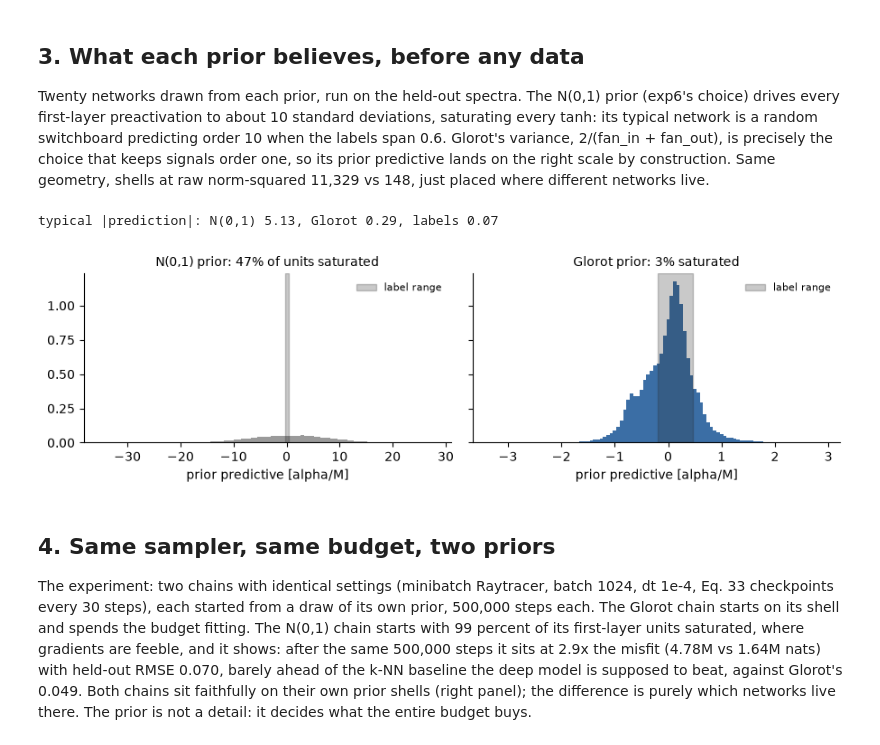
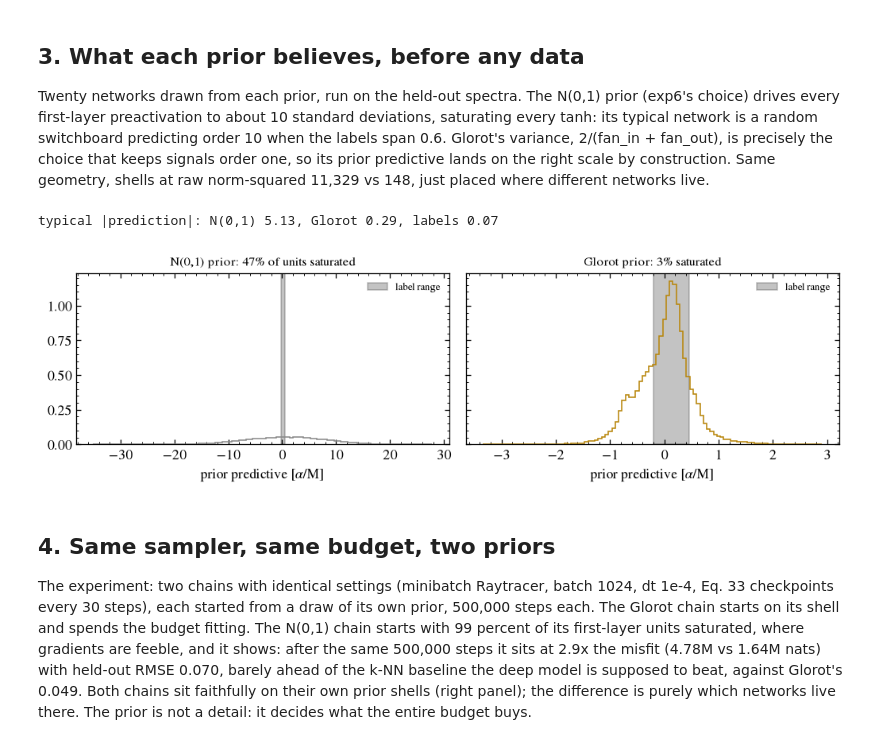
Before and after one commit to YasirAlsugair/ray-tracing-sampler-experiments, a Jupyter notebook: exp7_gaia_posterior.ipynb, the cells around one changed output. Saved outputs shown, nothing was run; the diff lists cells and outputs as text; code cells hidden in the pictures.

```diff
--- a/exp7_gaia_posterior.ipynb
+++ b/exp7_gaia_posterior.ipynb
@@ -40,8 +40,19 @@ import torch.nn as nn
 ROOT = Path.cwd() if (Path.cwd() / "experiments").exists() else Path.cwd().parent
 TAB = ROOT / "results" / "tables"
 DEV = "mps" if torch.backends.mps.is_available() else "cpu"
-GRAY, DARK, BLUE = "#9a9a9a", "#2b2b2b", "#3b6ea5"
 LOG2PI = math.log(2 * math.pi)
+
+plt.rcParams.update({
+    "font.family": "STIXGeneral", "mathtext.fontset": "stix",
+    "font.size": 11, "axes.labelsize": 11, "legend.fontsize": 9,
+    "xtick.direction": "in", "ytick.direction": "in",
+    "xtick.top": True, "ytick.right": True,
+    "xtick.minor.visible": True, "ytick.minor.visible": True,
+    "axes.linewidth": 0.8, "lines.linewidth": 1.2,
+    "legend.frameon": False, "figure.dpi": 115,
+})
+GRAY, DARK, ACCENT = "#8a8a8a", "#111111", "#b8860b"
+BLUE = ACCENT  # accent alias kept so older cells read the same
 
 d = np.load(TAB / "exp7_gaia_pristine.npz")
 train_Xs, test_Xs = d["train_Xs"], d["test_Xs"]
@@ -101,13 +112,11 @@ training split. The labels carry a median error of 0.006 against a spread
 of 0.093: a factor 15 of usable information per star.
 # %%
 fig, axes = plt.subplots(1, 2, figsize=(9, 2.8))
-axes[0].hist(train_y, bins=80, color=GRAY)
-axes[0].set_xlabel("[alpha/M] (train)")
+axes[0].hist(train_y, bins=80, histtype="step", color=DARK)
+axes[0].set_xlabel(r"[$\alpha$/M] (train)")
 axes[0].set_ylabel("stars")
-axes[1].hist(train_e, bins=80, color=GRAY, log=True)
+axes[1].hist(train_e, bins=80, histtype="step", color=DARK, log=True)
 axes[1].axvline(np.median(train_e), color=DARK, lw=1)
 axes[1].set_xlabel("label error (median marked)")
-for ax in axes:
-    ax.spines[["top", "right"]].set_visible(False)
 fig.tight_layout()
 # %% [output]
@@ -137,39 +146,38 @@ just placed where different networks live.
 # %%
 def prior_preds(sigmas_fn, n_draws=20):
     model = make_model()
     X = torch.tensor(test_Xs[:5000], device=DEV)
     sig = sigmas_fn(model)
     preds, sat = [], []
     g = torch.Generator(device="cpu").manual_seed(1)
     with torch.no_grad():
         for k in range(n_draws):
             for p, s in zip(model.parameters(), sig):
                 p.copy_(torch.randn(p.shape, generator=g).to(DEV) * s)
             h = torch.tanh(model[0](X))
             sat.append((h.abs() > 0.99).float().mean().item())
             preds.append(model(X).squeeze(-1).cpu().numpy())
     return np.concatenate(preds), np.mean(sat)
 
 pred_n, sat_n = prior_preds(lambda m: [1.0] * len(list(m.parameters())))
 pred_g, sat_g = prior_preds(glorot_sigmas)
 
 fig, axes = plt.subplots(1, 2, figsize=(9, 2.8), sharey=True)
-axes[0].hist(pred_n, bins=100, color=GRAY, density=True)
+axes[0].hist(pred_n, bins=100, histtype="step", color=GRAY, density=True)
 axes[0].set_title(f"N(0,1) prior: {100*sat_n:.0f}% of units saturated", fontsize=10)
-axes[1].hist(pred_g, bins=100, color=BLUE, density=True)
+axes[1].hist(pred_g, bins=100, histtype="step", color=ACCENT, density=True)
 axes[1].set_title(f"Glorot prior: {100*sat_g:.0f}% saturated", fontsize=10)
 for ax in axes:
     ax.axvspan(train_y.min(), train_y.max(), color=DARK, alpha=0.25,
                label="label range")
-    ax.set_xlabel("prior predictive [alpha/M]")
+    ax.set_xlabel(r"prior predictive [$\alpha$/M]")
     ax.legend(frameon=False, fontsize=8)
-    ax.spines[["top", "right"]].set_visible(False)
-fig.tight_layout()
+    fig.tight_layout()
 print(f"typical |prediction|: N(0,1) {np.median(np.abs(pred_n)):.2f}, "
       f"Glorot {np.median(np.abs(pred_g)):.2f}, labels {np.median(np.abs(train_y)):.2f}")
 # %% [output]
 typical |prediction|: N(0,1) 5.13, Glorot 0.29, labels 0.07
-[figure, old version]
+[figure, new version]
 # %% [markdown]
 ## 4. Same sampler, same budget, two priors
 
```
Also changed, not shown: parts of 14 cells of this notebook, 8 other files.
